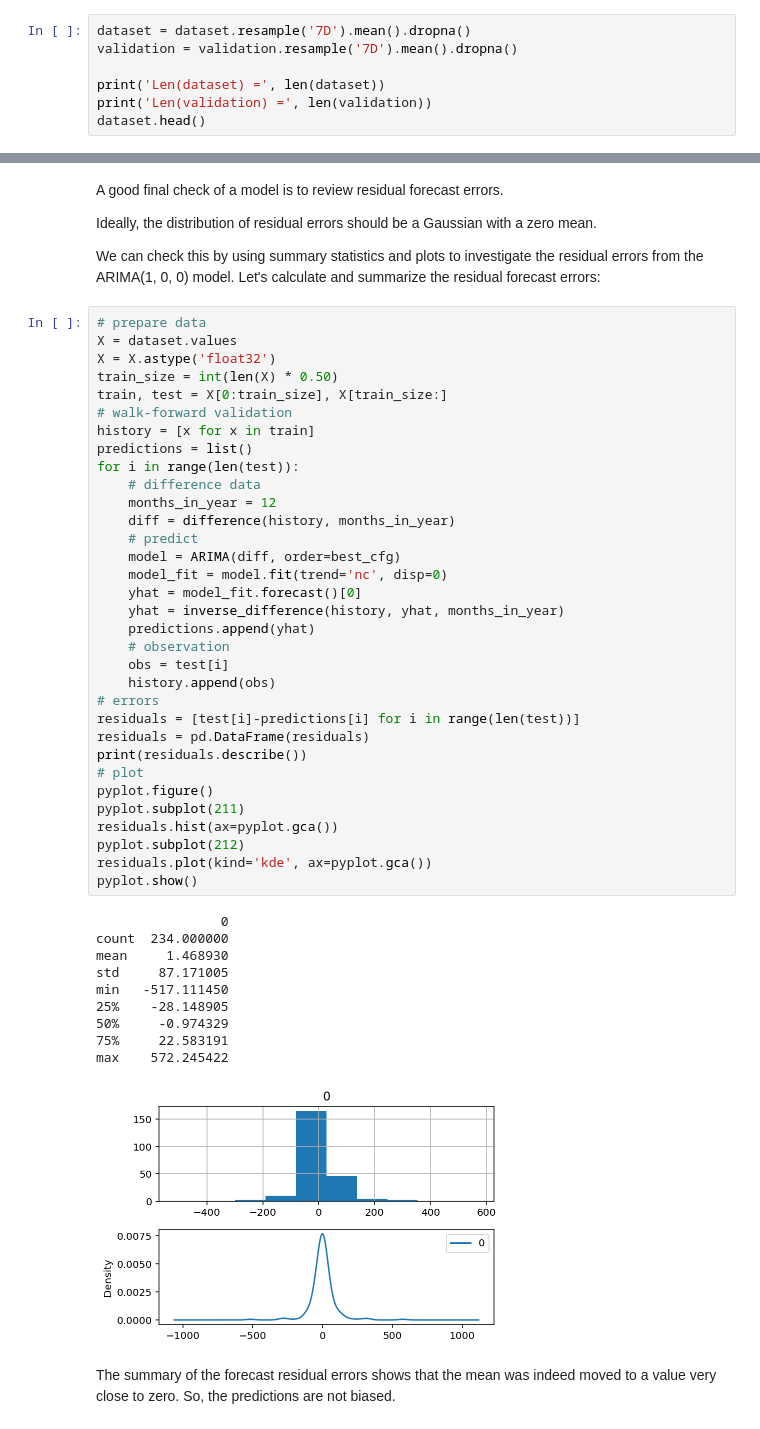
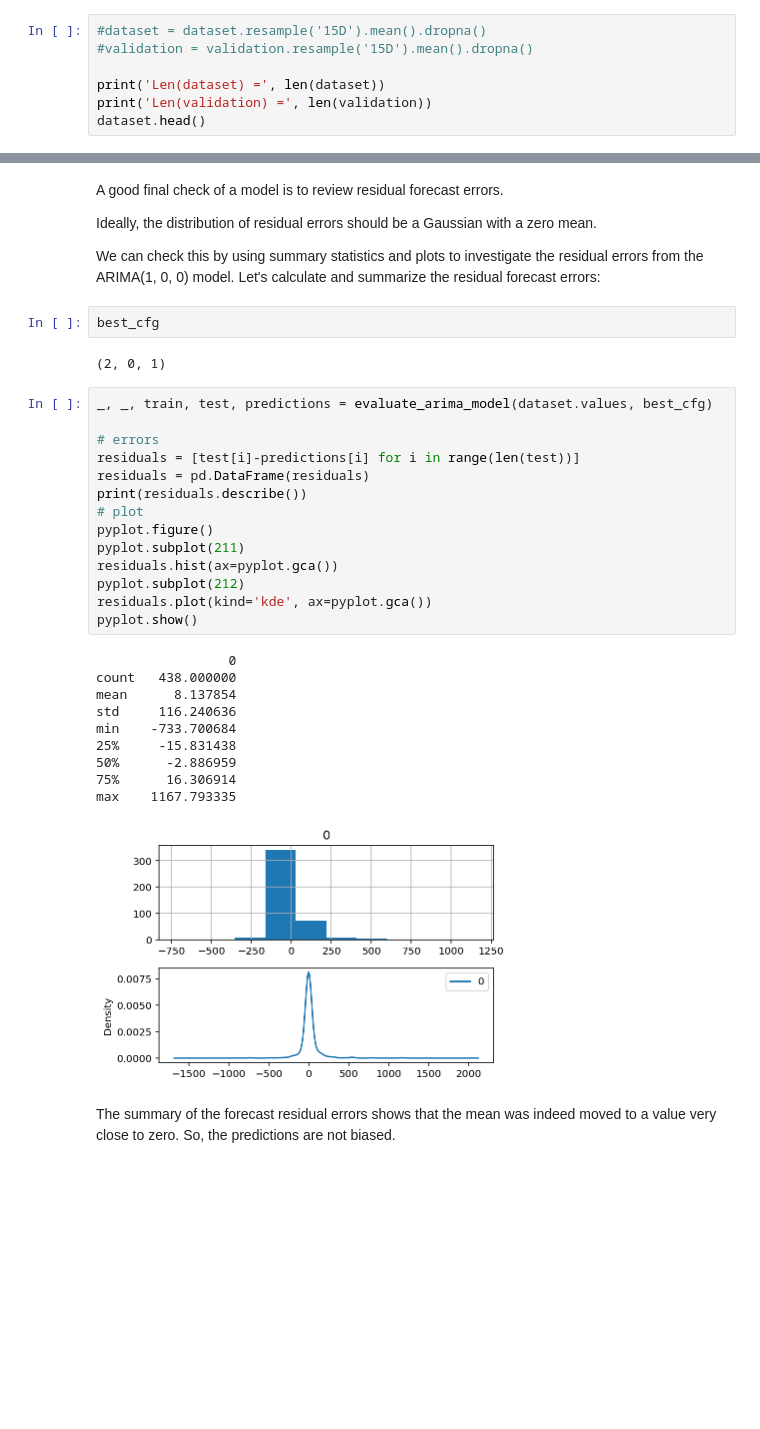
Before and after one commit to jmssalas/master-bigdata-businessanalytics, a Jupyter notebook: 09-masters-thesis/src/forecasting.ipynb, the cells around one changed output, grey strips where cells are left out. Drawn from its saved outputs; the diff is of its cells as text; blank space fills up the shorter version.

Commit message:
Forecasting with all data

```diff
--- a/09-masters-thesis/src/forecasting.ipynb
+++ b/09-masters-thesis/src/forecasting.ipynb
@@ -185,8 +185,8 @@ dataset.head()
 | 2009-07-14 | 18 |
 | 2009-08-10 | 4 |
 # %%
-dataset = dataset.resample('7D').mean().dropna()
-validation = validation.resample('7D').mean().dropna()
+#dataset = dataset.resample('15D').mean().dropna()
+#validation = validation.resample('15D').mean().dropna()
 
 print('Len(dataset) =', len(dataset))
 print('Len(validation) =', len(validation))
@@ -310,50 +351,35 @@ A good final check of a model is to review residual forecast errors.
 Ideally, the distribution of residual errors should be a Gaussian with a zero mean.
 
 We can check this by using summary statistics and plots to investigate the residual errors from the ARIMA(1, 0, 0) model. Let's calculate and summarize the residual forecast errors:
+# %%
+best_cfg
+# %% [output]
+(2, 0, 1)
 # %%
-# prepare data
-X = dataset.values
-X = X.astype('float32')
-train_size = int(len(X) * 0.50)
-train, test = X[0:train_size], X[train_size:]
-# walk-forward validation
-history = [x for x in train]
-predictions = list()
-for i in range(len(test)):
-    # difference data
-    months_in_year = 12
-    diff = difference(history, months_in_year)
-    # predict
-    model = ARIMA(diff, order=best_cfg)
-    model_fit = model.fit(trend='nc', disp=0)
-    yhat = model_fit.forecast()[0]
-    yhat = inverse_difference(history, yhat, months_in_year)
-    predictions.append(yhat)
-    # observation
-    obs = test[i]
-    history.append(obs)
+_, _, train, test, predictions = evaluate_arima_model(dataset.values, best_cfg)
+
 # errors
 residuals = [test[i]-predictions[i] for i in range(len(test))]
 residuals = pd.DataFrame(residuals)
 print(residuals.describe())
 # plot
 pyplot.figure()
 pyplot.subplot(211)
 residuals.hist(ax=pyplot.gca())
 pyplot.subplot(212)
 residuals.plot(kind='kde', ax=pyplot.gca())
 pyplot.show()
 # %% [output]
-                0
-count  234.000000
-mean     1.468930
-std     87.171005
-min   -517.111450
-25%    -28.148905
-50%     -0.974329
-75%     22.583191
-max    572.245422
+                 0
+count   438.000000
+mean      8.137854
+std     116.240636
+min    -733.700684
+25%     -15.831438
+50%      -2.886959
+75%      16.306914
+max    1167.793335
-[figure, old version]
+[figure, new version]
 # %% [markdown]
 The summary of the forecast residual errors shows that the mean was indeed moved to a value very close to zero. So, the predictions are not biased.
 # %% [markdown]
```
Also changed, not shown: parts of 9 cells of this notebook.
